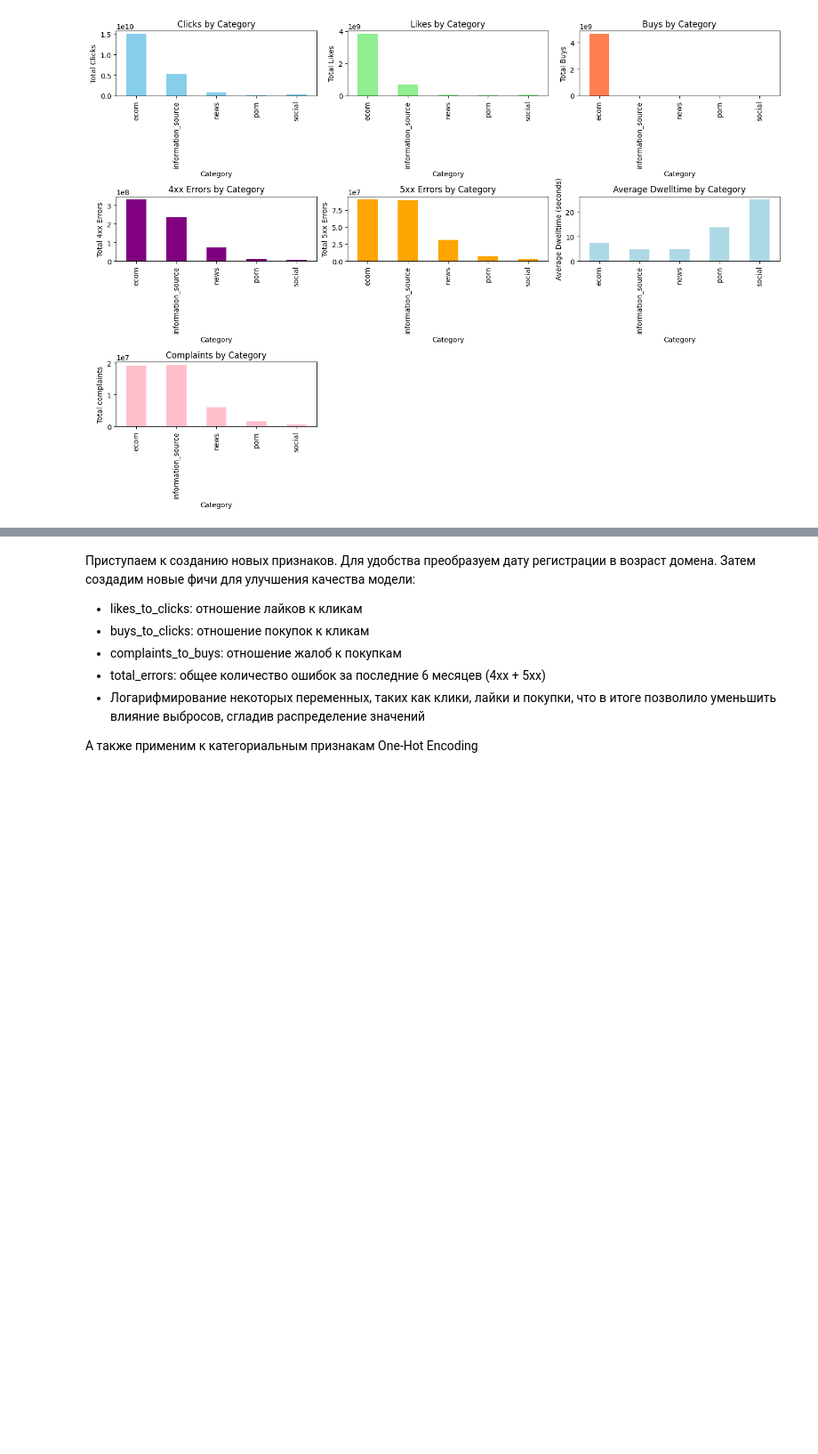
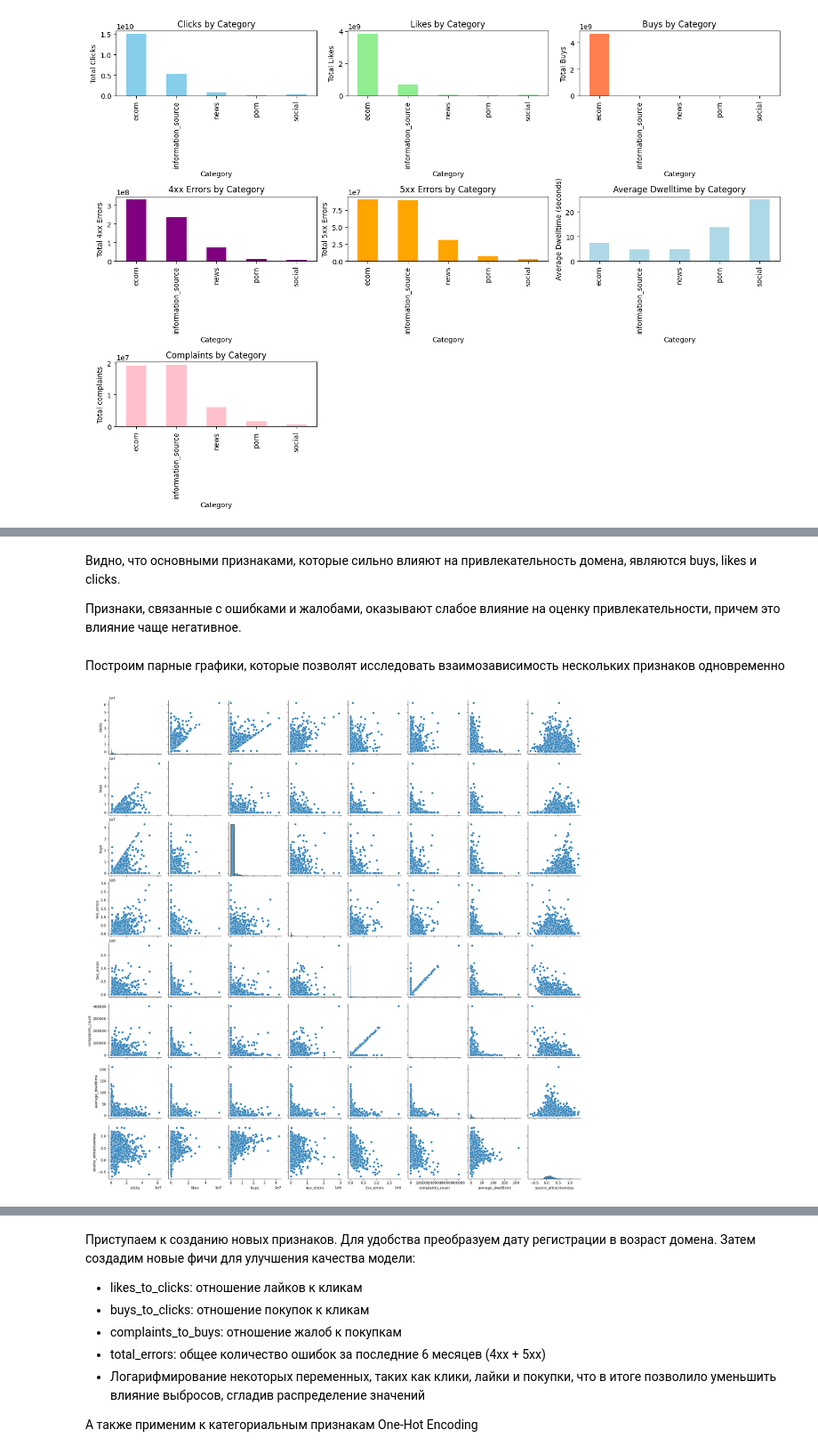
Before and after one commit to Imariiii/ML, a Jupyter notebook: lab2/lab1_kaggle.ipynb, the cells around one changed output, grey strips where cells are left out. Shown at 89% size. Drawn from its saved outputs; the diff is of its cells as text; code cells hidden in the pictures; blank space fills up the shorter version.

```diff
--- a/lab2/lab1_kaggle.ipynb
+++ b/lab2/lab1_kaggle.ipynb
@@ -101,0 +131,11 @@ plt.show()
+# %% [markdown]
+Видно, что основными признаками, которые сильно влияют на привлекательность домена, являются buys, likes и clicks.
+
+Признаки, связанные с ошибками и жалобами, оказывают слабое влияние на оценку привлекательности, причем это влияние чаще негативное.
+# %% [markdown]
+Построим парные графики, которые позволят исследовать взаимозависимость нескольких признаков одновременно
+# %%
+sns.pairplot(df[features + ['source_attractiveness']])
+plt.show()
+# %% [output]
+[figure, added]
```
Also changed, not shown: parts of 10 cells of this notebook.
